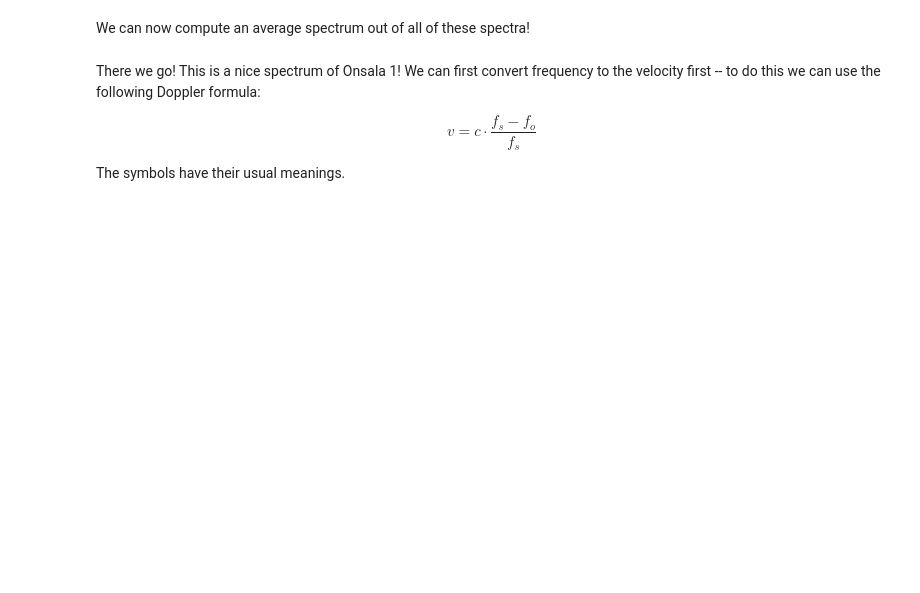
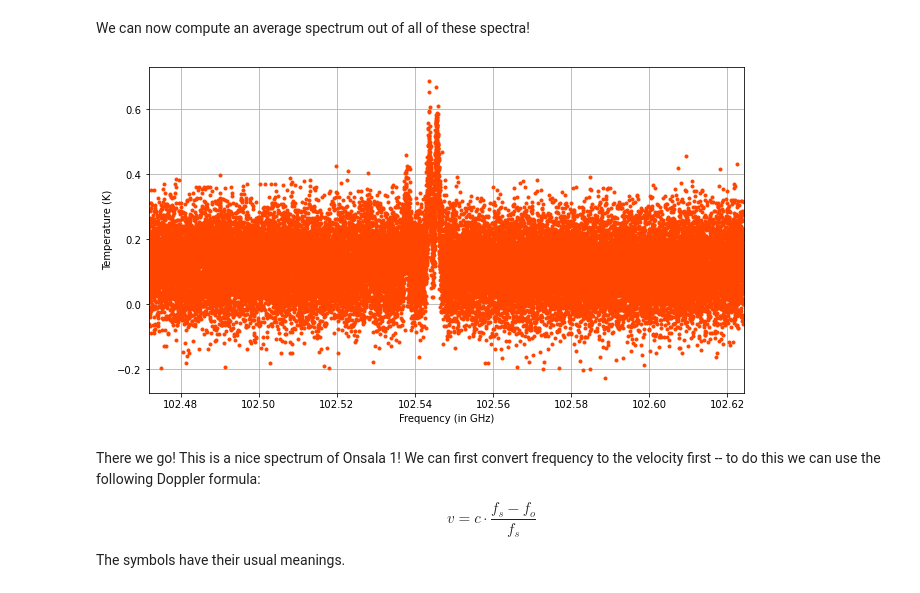
Before and after one commit to Jayshil/xs-oso, a Jupyter notebook: p1.ipynb, the cells around one changed output. Drawn from its saved outputs; the diff is of its cells as text; code cells hidden in the pictures; blank space fills up the shorter version.

```diff
--- a/p1.ipynb
+++ b/p1.ipynb
@@ -39,33 +57,33 @@ We can now compute an average spectrum out of all of these spectra!
 # %%
 # For zeroth spectra
 hdul5 = fits.open(ons[0])
 hdr5, dta5 = hdul5[0].header, hdul5[0].data[0][0]
 ii5 = np.arange(hdr5['NAXIS1']) + 1
 freq_all = hdr5['RESTFREQ'] + hdr5['CRVAL1'] + hdr5['CDELT1']*(ii5-hdr5['CRPIX1'])
 freq_all = int_time[0]*freq_all/tsys[0]
 temp_all = int_time[0]*dta5/tsys[0]
 # For all other spectra
 for i in range(len(ons)-1):
     hdul5 = fits.open(ons[i+1])
     hdr5, dta5 = hdul5[0].header, hdul5[0].data[0][0]
     ii5 = np.arange(hdr5['NAXIS1']) + 1
     frq5 = hdr5['RESTFREQ'] + hdr5['CRVAL1'] + hdr5['CDELT1']*(ii5-hdr5['CRPIX1'])
     # Saving the data
     temp_all = np.vstack((temp_all, int_time[i+1]*dta5/tsys[i+1]))
     freq_all = np.vstack((freq_all, int_time[i+1]*frq5/tsys[i+1]))
 # Weighted average (weighted with int_time/Tsys) over all the spectra
 freq_avg = np.sum(freq_all, axis=0)/np.sum(int_time/tsys)
 temp_avg = np.sum(temp_all, axis=0)/np.sum(int_time/tsys)
 
 # Plotting the result:
 plt.figure(figsize=(16/1.5, 9/1.5))
 plt.errorbar(freq_avg/1e9, temp_avg, fmt='.', c='orangered')
-plt.axvline(hdr5['RESTFREQ']/1e9, color='b', lw=1.5, zorder=5)
-plt.axvline(hdr5['OBSFREQ']/1e9, color='k', lw=1.5, zorder=5)
 plt.xlabel('Frequency (in GHz)')
 plt.ylabel('Temperature (K)')
 plt.xlim([np.min(freq_avg/1e9), np.max(freq_avg/1e9)])
 plt.grid()
+# %% [output]
+[figure, added]
 # %% [markdown]
 There we go! This is a nice spectrum of Onsala 1!
 We can first convert frequency to the velocity first -- to do this we can use the following Doppler formula:
```
Also changed, not shown: parts of 13 cells of this notebook.
